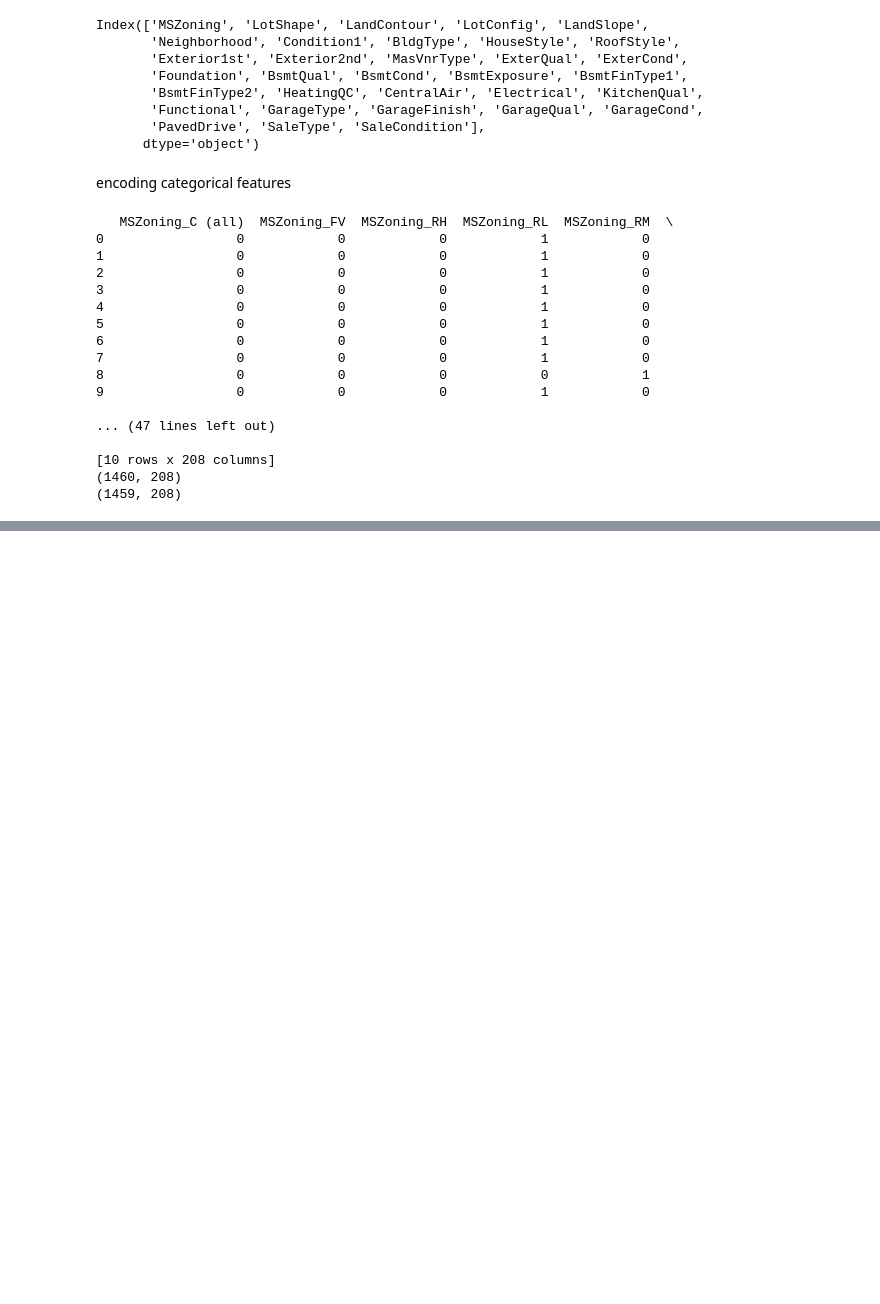
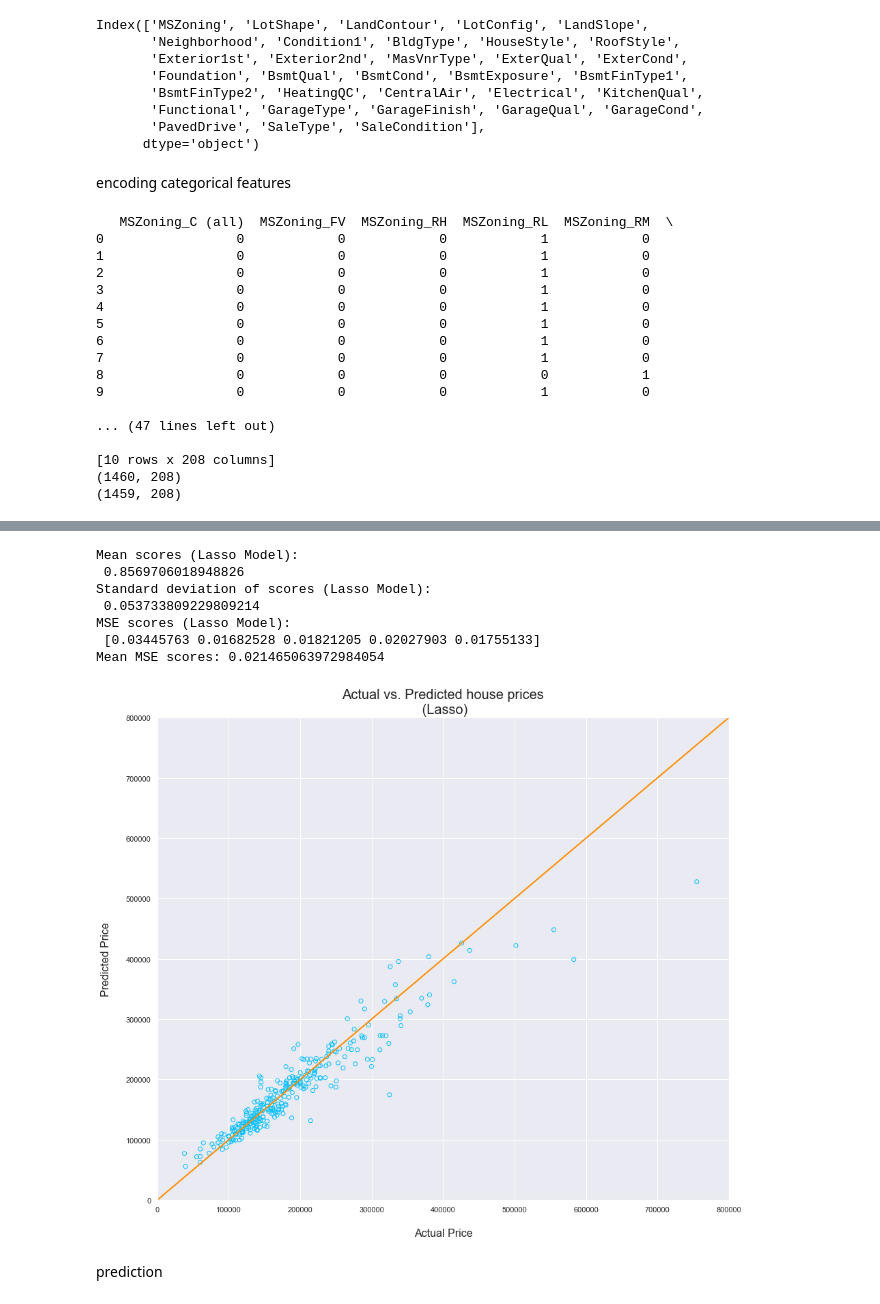
Before and after one commit to chiacchius/ML_House_prices, a Jupyter notebook: MLnotebook.ipynb, the cells around one changed output, grey strips where cells are left out. Saved outputs shown, nothing was run; the diff lists cells and outputs as text; code cells hidden in the pictures; blank space fills up the shorter version.

```diff
--- a/MLnotebook.ipynb
+++ b/MLnotebook.ipynb
@@ -615,0 +920,47 @@ new_trainset = pd.concat([trainset_num_corr, trainset_cat_encoded], axis="column
+# %%
+scores_lasso = cross_val_score(model_lasso, X_train, y_train,
+                                cv=5)
+
+print("Mean scores (Lasso Model):\n", np.mean(scores_lasso))
+print("Standard deviation of scores (Lasso Model):\n", np.std(scores_lasso))
+
+scores_lasso_mse = -1 * cross_val_score(model_lasso, X_train, y_train,
+                                      cv=5,
+                                      scoring='neg_mean_squared_error')
+
+print("MSE scores (Lasso Model):\n", scores_lasso_mse)
+print("Mean MSE scores:", scores_lasso_mse.mean())
+
+
+model_lasso.fit(X_train, y_train)
+y_pred_lasso = model_lasso.predict(X_test)
+#print_score(y_test, y_pred_lasso, "Lasso")
+
+
+# Save the model results into lists
+#model_list.append(model_lasso.__class__.__name__)
+#r2_list.append(round(rsqr_score(y_test, y_pred_lasso), 4))
+#rmse_list.append(round(rmse_score(y_test, y_pred_lasso), 4))
+
+
+plt.figure()
+plt.title("Actual vs. Predicted house prices\n (Lasso)", fontsize=20)
+plt.scatter(np.exp(y_test), np.exp(y_pred_lasso),
+            color="deepskyblue", marker="o", facecolors="none")
+plt.plot([0, 800000], [0, 800000], "darkorange", lw=2)
+plt.xlim(0, 800000)
+plt.ylim(0, 800000)
+plt.xlabel("\nActual Price", fontsize=16)
+plt.ylabel("Predicted Price\n", fontsize=16)
+plt.show()
+# %% [output]
+Mean scores (Lasso Model):
+ 0.8569706018948826
+Standard deviation of scores (Lasso Model):
+ 0.053733809229809214
+MSE scores (Lasso Model):
+ [0.03445763 0.01682528 0.01821205 0.02027903 0.01755133]
+Mean MSE scores: 0.021465063972984054
+[figure, added]
+# %% [markdown]
+prediction
```
Also changed, not shown: parts of 19 cells of this notebook.
